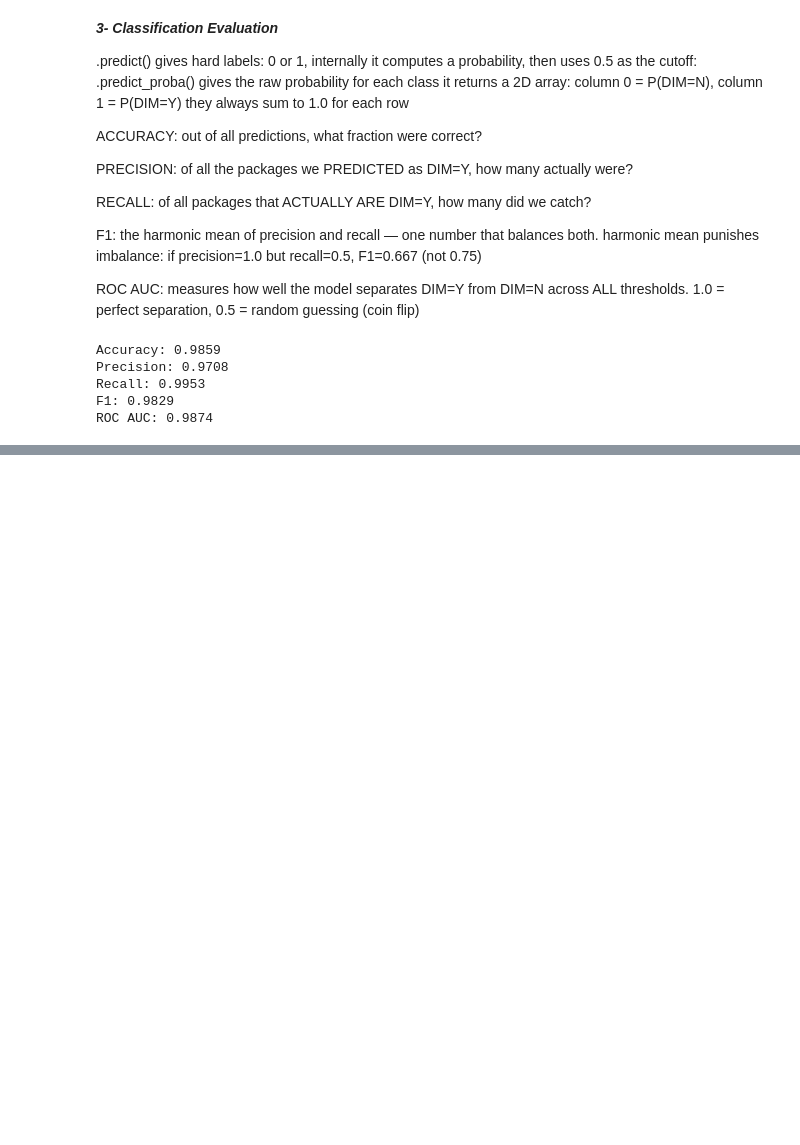
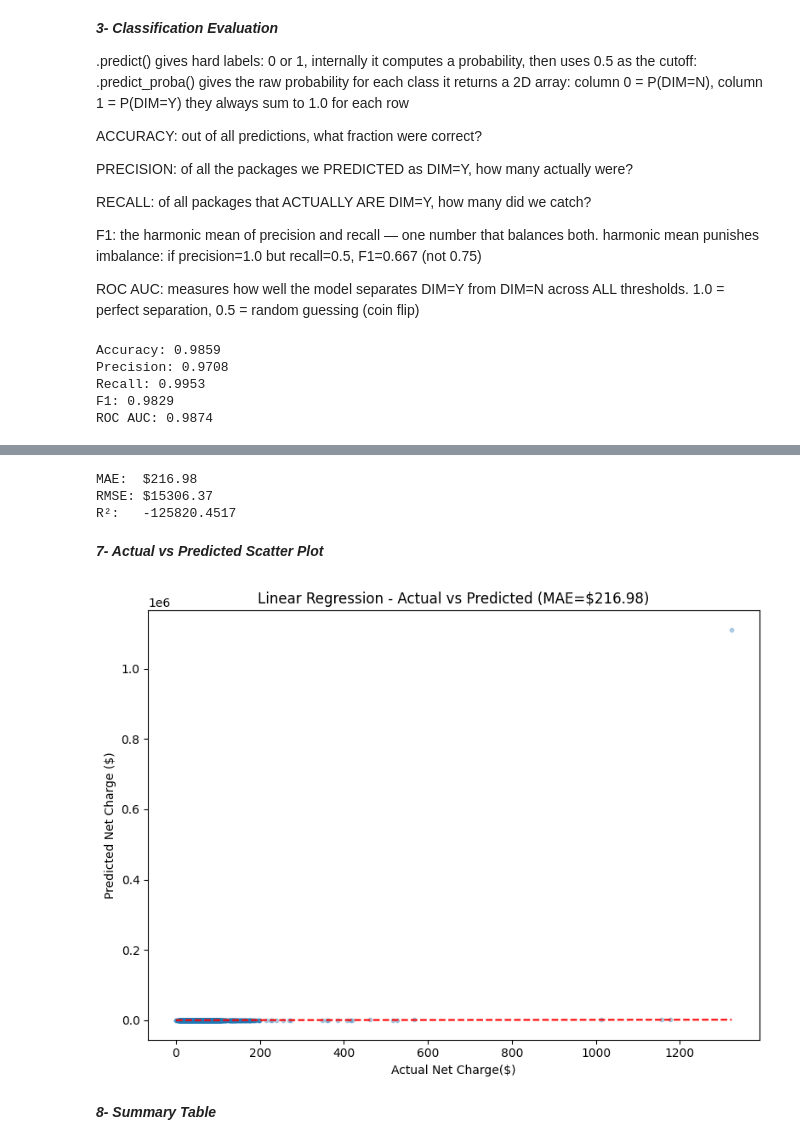
Before and after one commit to Fcorre000/shipping-dim-xgboost-pytorch, a Jupyter notebook: notebooks/03_baseline_models.ipynb, the cells around one changed output, grey strips where cells are left out. Saved outputs shown, nothing was run; the diff lists cells and outputs as text; code cells hidden in the pictures; blank space fills up the shorter version.

```diff
--- a/notebooks/03_baseline_models.ipynb
+++ b/notebooks/03_baseline_models.ipynb
@@ -99,0 +136,54 @@ ROC AUC: 0.9874
+# %%
+# predict log_net_charge on the validation set
+y_val_pred_log = lr_reg.predict(X_val)
+
+# CRITICAL: convert predictions back from log-space to actual dollars
+# during preprocessing we applied np.log1p() (log(1 + x)) to compress the skewed distribution
+# np.expm1() is the exact inverse: expm1(y) = e^y - 1
+# without this conversion, our error metrics would be in "log-dollars" which is meaningless
+y_val_pred_dollars = np.expm1(y_val_pred_log)
+
+# get the actual dollar amounts from the original dataframe (never transformed)
+y_val_actual_dollars = val_df['Net Charge Billed Currency']
+
+# MAE (Mean Absolute Error): average of |actual - predicted| across all rows
+# most interpretable metric: "on average, we're off by $X"
+# example: MAE = $15.23 means the average prediction is $15.23 away from truth
+mae = mean_absolute_error(y_val_actual_dollars, y_val_pred_dollars)
+
+# RMSE (Root Mean Squared Error): sqrt of average of (actual - predicted)²
+# punishes large errors more than MAE because squaring amplifies big misses
+# example: if most errors are $10 but one is $500, RMSE spikes way more than MAE
+# useful for catching whether the model has occasional huge blowups
+rmse = np.sqrt(mean_squared_error(y_val_actual_dollars, y_val_pred_dollars))
+
+# R² (R-squared): what fraction of the variance in shipping costs our model explains
+# 1.0 = perfect predictions, 0.0 = model is as good as just predicting the average every time
+# can go negative if the model is worse than just predicting the mean
+r2 = r2_score(y_val_actual_dollars, y_val_pred_dollars)
+
+print(f"MAE:  ${mae:.2f}")
+print(f"RMSE: ${rmse:.2f}")
+print(f"R²:   {r2:.4f}")
+# %% [output]
+MAE:  $216.98
+RMSE: $15306.37
+R²:   -125820.4517
+# %% [markdown]
+***7- Actual vs Predicted Scatter Plot***
+# %%
+plt.figure(figsize=(8,6))
+
+plt.scatter(y_val_actual_dollars, y_val_pred_dollars, alpha=0.3, s=10)
+plt.plot([0, y_val_actual_dollars.max()], [0, y_val_actual_dollars.max()], 'r--')
+
+plt.xlabel('Actual Net Charge($)')
+plt.ylabel('Predicted Net Charge ($)')
+plt.title(f'Linear Regression - Actual vs Predicted (MAE=${mae:.2f})')
+plt.tight_layout()
+plt.savefig(ROOT / 'figures/basline_reg_scatter.png', dpi=150)
+plt.show()
+# %% [output]
+[figure, added]
+# %% [markdown]
+***8- Summary Table***
```
Also changed, not shown: parts of 7 cells of this notebook, 2 other files.
